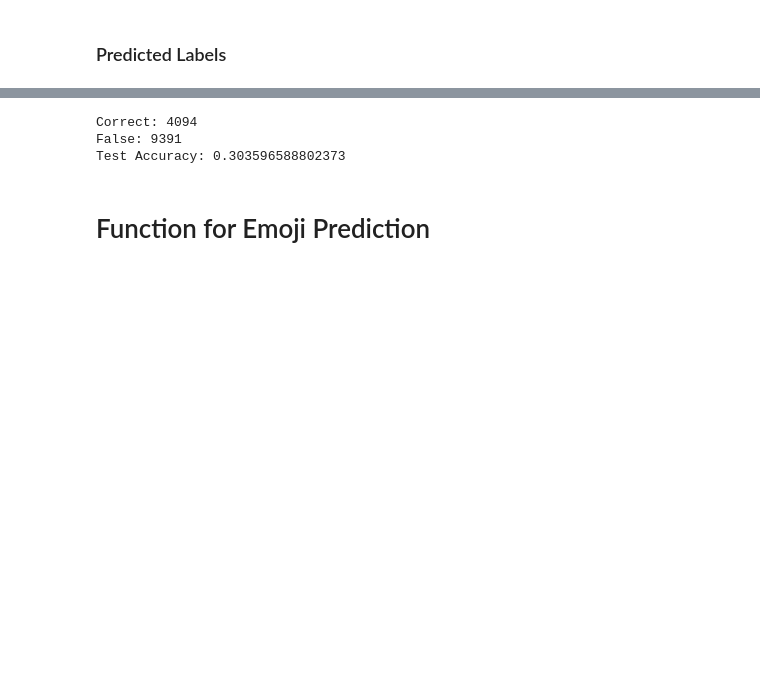
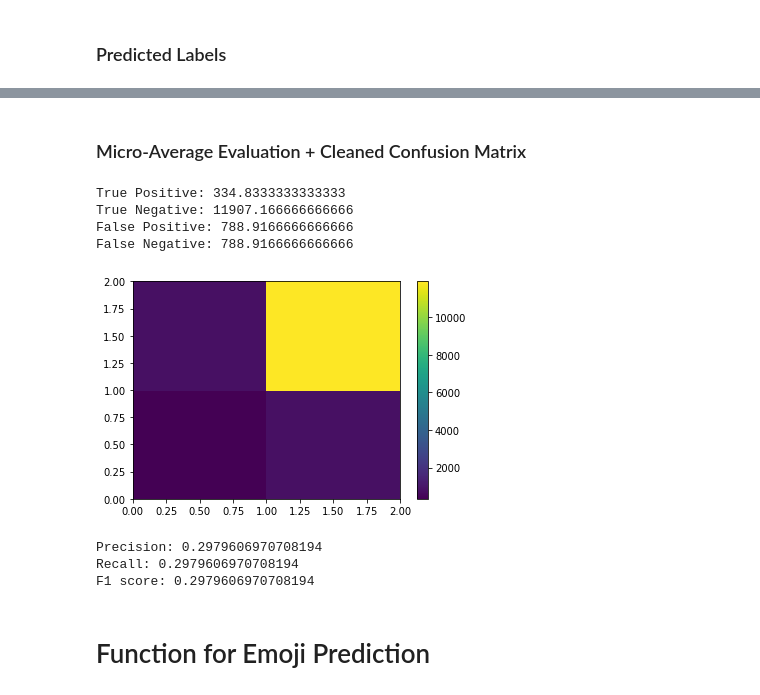
Before and after one commit to RussellDash332/CS3244-Twemoji, a Jupyter notebook: CS3244_TFBertForSequenceClassification_Kevin.ipynb, the cells around one changed output, grey strips where cells are left out. Cells and saved outputs as stored; diff of their text form; code cells hidden in the pictures; blank space fills up the shorter version.

```diff
--- a/CS3244_TFBertForSequenceClassification_Kevin.ipynb
+++ b/CS3244_TFBertForSequenceClassification_Kevin.ipynb
@@ -620,9 +600,42 @@ plt.show()
-# %%
-print("Correct: "+str(correct))
-print("False: "+str(wrong))
-
-print("Test Accuracy: "+str(correct/total))
-# %% [output]
-Correct: 4094
-False: 9391
-Test Accuracy: 0.303596588802373
+# %% [markdown]
+### Micro-Average Evaluation + Cleaned Confusion Matrix
+# %%
+# Micro-average evaluation is used as the dataset is imbalanced
+
+True_Positive = [0]*12
+True_Negative = [0]*12
+False_Positive = [0]*12
+False_Negative = [0]*12
+
+for i in range(12):
+  True_Positive[i] = used_pair_values[i][i]
+  for j in range(12):
+    for k in range(12):
+      if i == k and j != k:
+        False_Negative[k] += used_pair_values[i][j]
+      elif i != k and j == k:
+        False_Positive[k] += used_pair_values[i][j]
+      else:
+        True_Negative[k] += used_pair_values[i][j]
+
+TP = sum(True_Positive)/12
+TN = sum(True_Negative)/12
+FP = sum(False_Positive)/12
+FN = sum(False_Negative)/12
+# %%
+print("True Positive: "+str(TP))
+print("True Negative: "+str(TN))
+print("False Positive: "+str(FP))
+print("False Negative: "+str(FN))
+# %% [output]
+True Positive: 334.8333333333333
+True Negative: 11907.166666666666
+False Positive: 788.9166666666666
+False Negative: 788.9166666666666
+# %%
+cleaned_confusion_matrix = [[TP, FP],[FN, TN]]
+heatmap = plt.pcolor(cleaned_confusion_matrix)
+plt.colorbar(heatmap)
+plt.show()
+# %% [output]
+[figure, added]
@@ -629,3 +646,11 @@ Test Accuracy: 0.303596588802373
+# %%
+print("Precision: "+str(Precision))
+print("Recall: "+str(Recall))
+print("F1 score: "+str(F1))
+# %% [output]
+Precision: 0.2979606970708194
+Recall: 0.2979606970708194
+F1 score: 0.2979606970708194
 # %% [markdown]
 # Function for Emoji Prediction
 # %%
```
Also changed, not shown: parts of 21 cells of this notebook.
